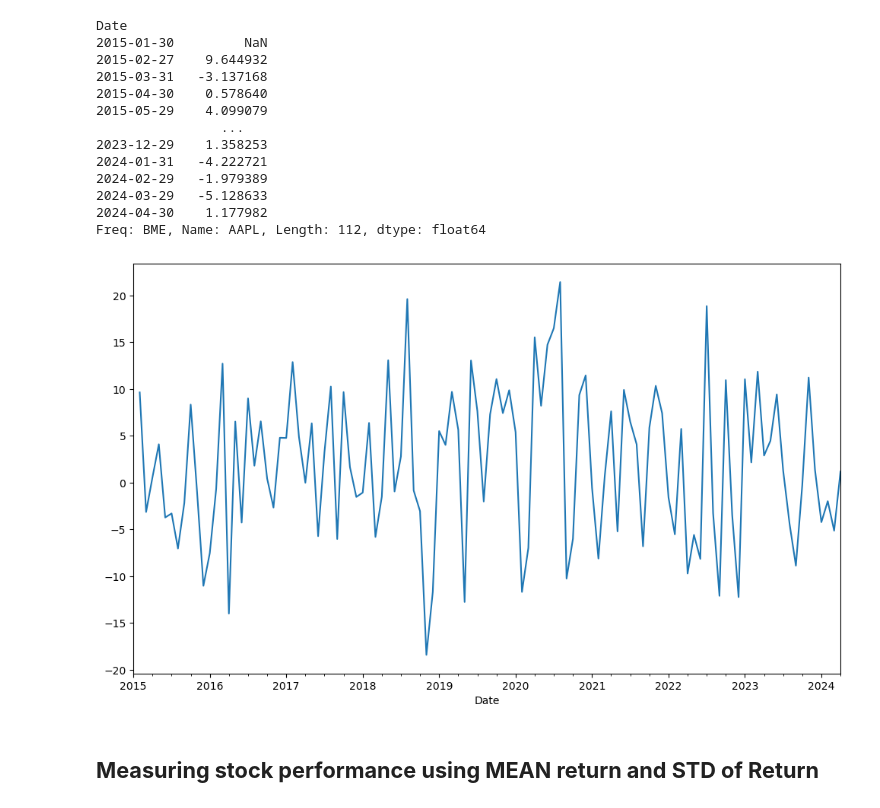
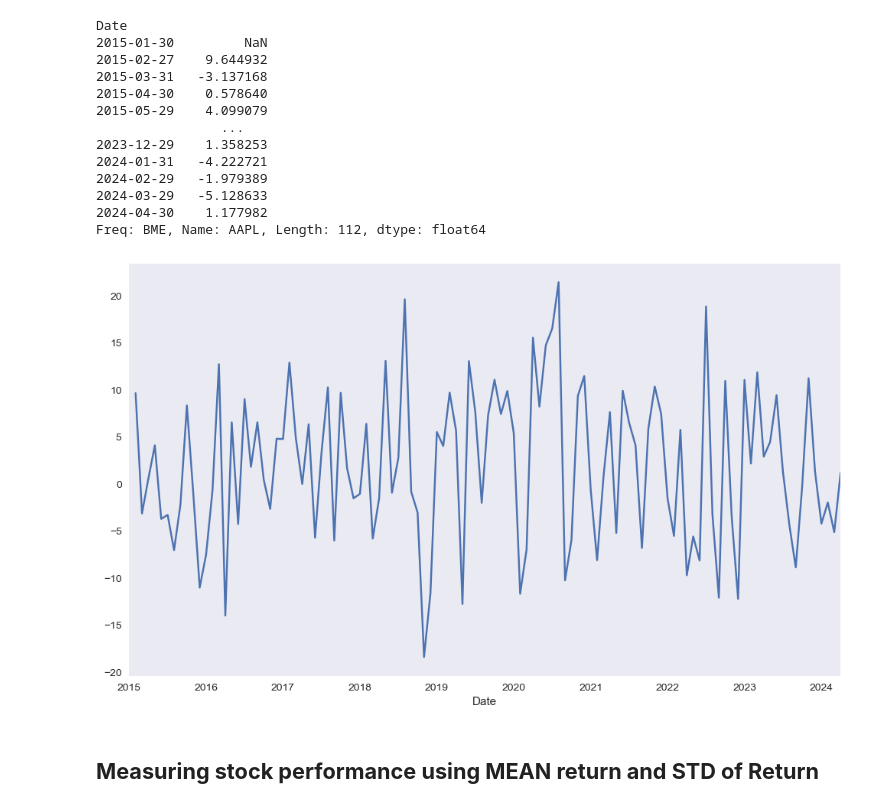
Before and after one commit to alchemistbg/udemy-the-complete-pandas-bootcamp, a Jupyter notebook: Section-24/Pandas_for_Finance_and_Investments.ipynb, the cells around one changed output. Saved outputs shown, nothing was run; the diff lists cells and outputs as text; code cells hidden in the pictures.

```diff
--- a/Section-24/Pandas_for_Finance_and_Investments.ipynb
+++ b/Section-24/Pandas_for_Finance_and_Investments.ipynb
@@ -281,5 +281,6 @@ close.div(close.iloc[0]).mul(100)
 norm_data = close.div(close.iloc[0]).mul(100)
 # %%
 norm_data.plot(figsize = (12, 7))
+plt.style.use('seaborn-v0_8-dark')
 plt.show()
 # %% [output]
@@ -508,9 +509,10 @@ Date
 Freq: BME, Name: AAPL, Length: 112, dtype: float64
 # %%
 aapl.AAPL.resample('BME').last().pct_change(periods = 1).mul(100).plot(figsize = (12, 7))
+plt.style.use('seaborn-v0_8-dark')
 plt.show()
 # %% [output]
-[figure, old version]
+[figure, new version]
 # %% [markdown]
 ## **Measuring stock performance using MEAN return and STD of Return**
 # %%
```
Also changed, not shown: parts of 31 cells of this notebook, 1 other file.
